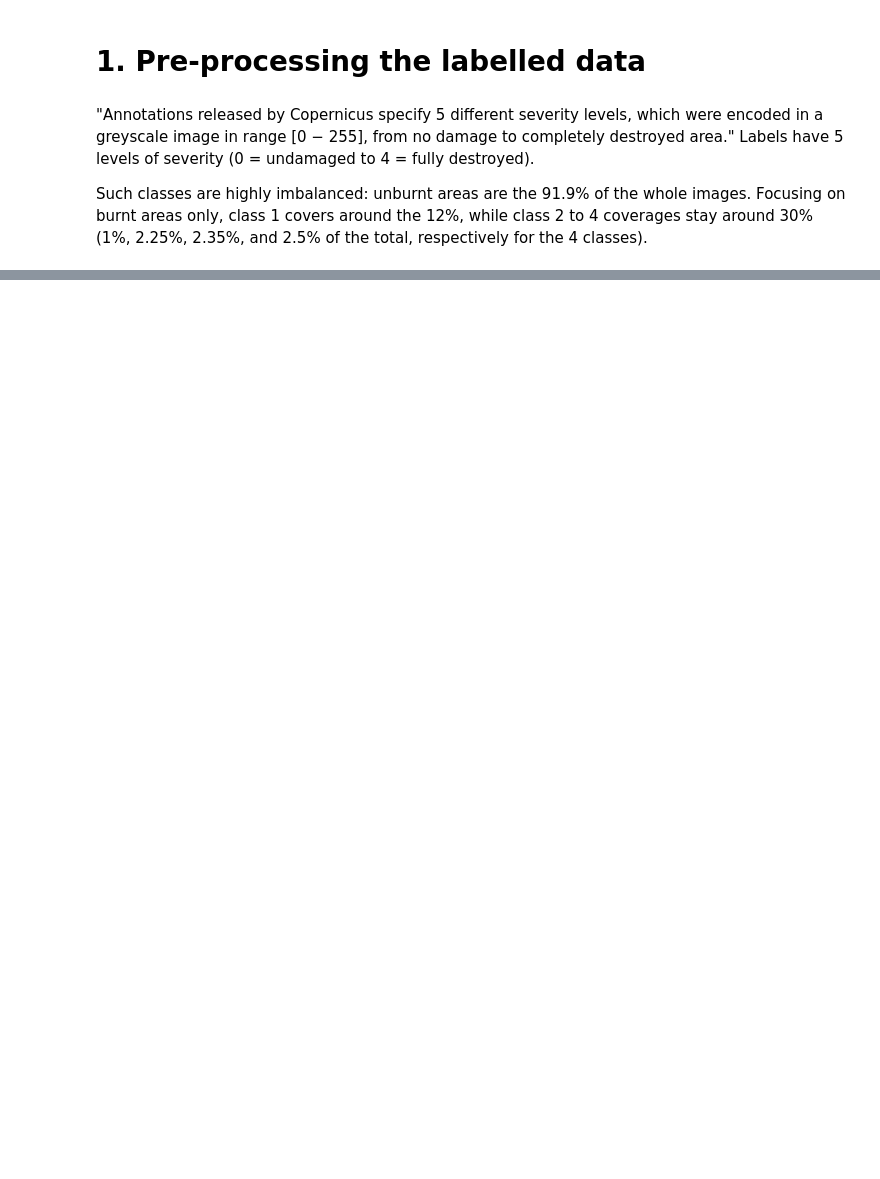
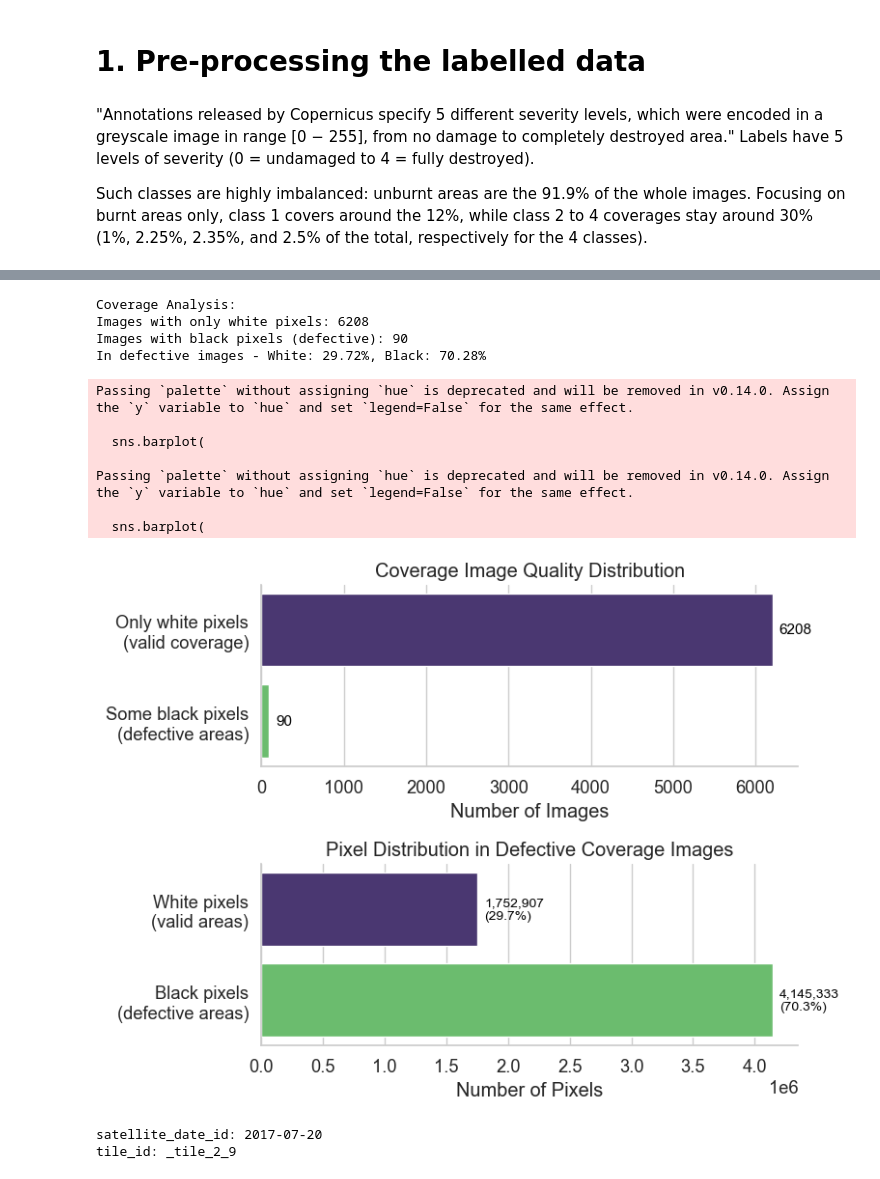
Before and after one commit to pablo-fdz/DL_improc_final_project, a Jupyter notebook: 2_eda.ipynb, the cells around one changed output, grey strips where cells are left out. Cells and saved outputs as stored; diff of their text form; code cells hidden in the pictures; blank space fills up the shorter version.

```diff
--- a/2_eda.ipynb
+++ b/2_eda.ipynb
@@ -55,0 +168,38 @@ Such classes are highly imbalanced: unburnt areas are the 91.9% of the whole ima
+# %%
+eda.count_coverage_pixels()
+eda.visualize_coverage_pixels()
+# %% [output]
+Coverage Analysis:
+Images with only white pixels: 6208
+Images with black pixels (defective): 90
+In defective images - White: 29.72%, Black: 70.28%
+Passing `palette` without assigning `hue` is deprecated and will be removed in v0.14.0. Assign the `y` variable to `hue` and set `legend=False` for the same effect.
+
+  sns.barplot(
+
+Passing `palette` without assigning `hue` is deprecated and will be removed in v0.14.0. Assign the `y` variable to `hue` and set `legend=False` for the same effect.
+
+  sns.barplot(
+[figure, added]
+# %%
+path = 'C:/Users/blanc/OneDrive/Desktop/DSDM/3-ImageProcessing/FINAL_HW/tiled_labelled_dataset\\EMSR213_06MONREALE_02GRADING_MAP_v2_vector\\coverages\\sentinel2_2017-07-20_coverage_tile_2_9.png'
+
+# Get the filename without extension
+filename = os.path.splitext(os.path.basename(path))[0]
+# filename = 'sentinel2_2017-07-20_coverage_tile_2_9'
+
+# Split by underscore
+parts = filename.split('_')
+# parts = ['sentinel2', '2017', '07', '20', 'coverage', 'tile', '2', '9']
+
+# Extract satellite_date_id (first 4 parts)
+satellite_date_id = '_'.join(parts[1:2])  # 'sentinel2_2017-07-20'
+
+# Extract tile_id (last 3 parts with leading underscore)
+tile_id = '_' + '_'.join(parts[-3:])  # '_tile_2_9'
+
+print(f"satellite_date_id: {satellite_date_id}")
+print(f"tile_id: {tile_id}")
+# %% [output]
+satellite_date_id: 2017-07-20
+tile_id: _tile_2_9
```
Also changed, not shown: parts of 16 cells of this notebook.
